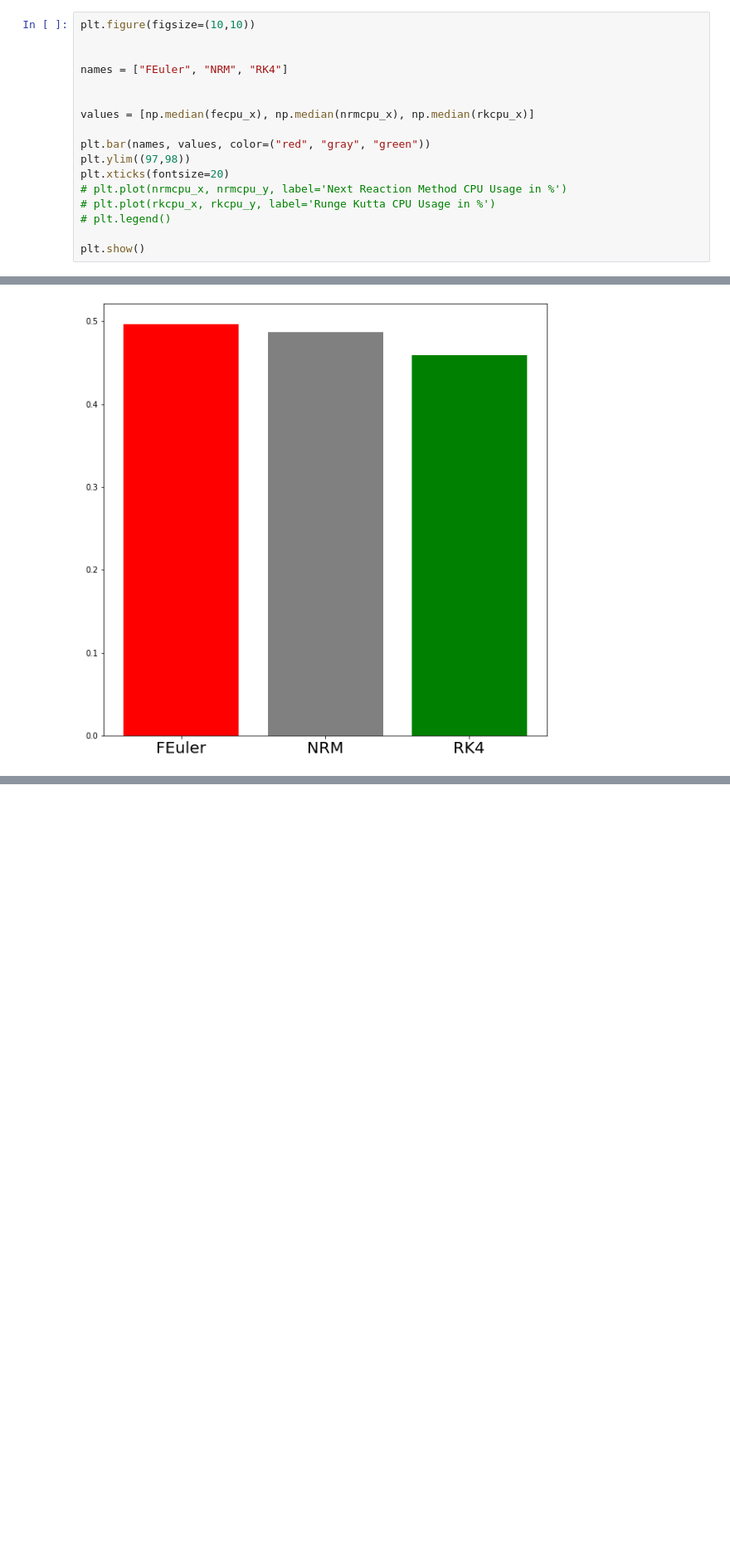
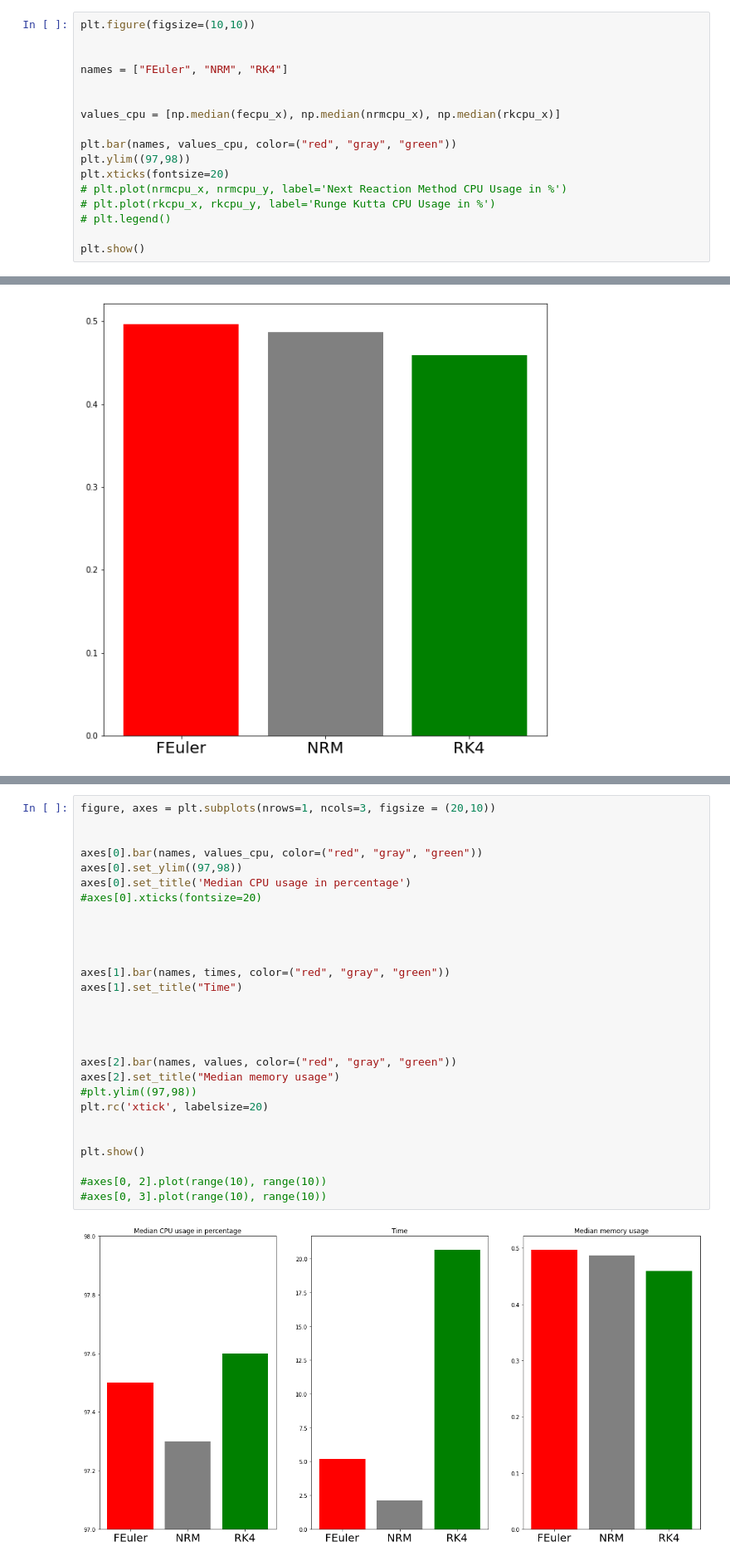
Before and after one commit to GRinaldi97/arabidopsys, a Jupyter notebook: Benchmarks/Benchmarks.ipynb, the cells around one changed output, grey strips where cells are left out. Shown: that part at 83% size. Drawn from its saved outputs; the diff is of its cells as text; blank space fills up the shorter version.

Commit message:
Added refined benchmarks on time

```diff
--- a/Benchmarks/Benchmarks.ipynb
+++ b/Benchmarks/Benchmarks.ipynb
@@ -32,9 +29,9 @@ plt.figure(figsize=(10,10))
 names = ["FEuler", "NRM", "RK4"]
 
 
-values = [np.median(fecpu_x), np.median(nrmcpu_x), np.median(rkcpu_x)]
+values_cpu = [np.median(fecpu_x), np.median(nrmcpu_x), np.median(rkcpu_x)]
 
-plt.bar(names, values, color=("red", "gray", "green"))
+plt.bar(names, values_cpu, color=("red", "gray", "green"))
 plt.ylim((97,98))
 plt.xticks(fontsize=20)
 # plt.plot(nrmcpu_x, nrmcpu_y, label='Next Reaction Method CPU Usage in %')
@@ -97,0 +97,30 @@ plt.show()
+# %%
+figure, axes = plt.subplots(nrows=1, ncols=3, figsize = (20,10))
+
+
+axes[0].bar(names, values_cpu, color=("red", "gray", "green"))
+axes[0].set_ylim((97,98))
+axes[0].set_title('Median CPU usage in percentage')
+#axes[0].xticks(fontsize=20)
+
+
+
+
+axes[1].bar(names, times, color=("red", "gray", "green"))
+axes[1].set_title("Time")
+
+
+
+
+axes[2].bar(names, values, color=("red", "gray", "green"))
+axes[2].set_title("Median memory usage")
+#plt.ylim((97,98))
+plt.rc('xtick', labelsize=20)
+
+
+plt.show()
+
+#axes[0, 2].plot(range(10), range(10))
+#axes[0, 3].plot(range(10), range(10))
+# %% [output]
+[figure, added]
```
Also changed, not shown: parts of 2 cells of this notebook, 14 other files.
